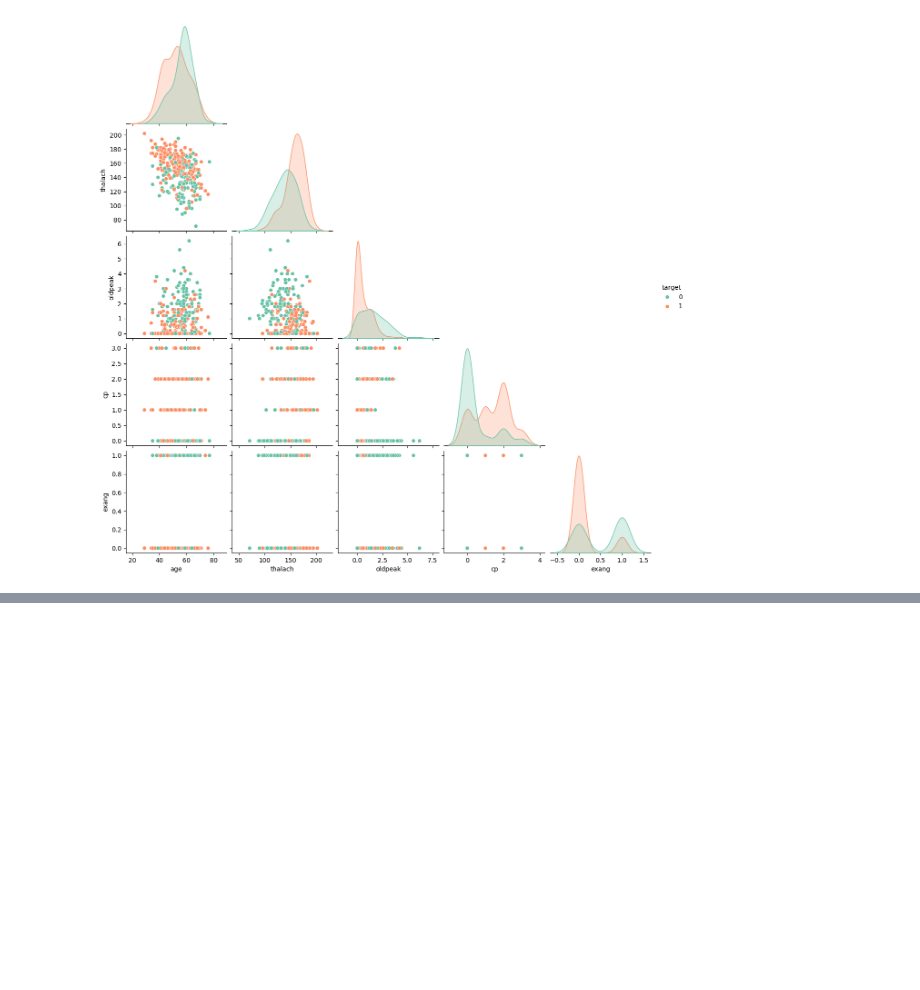
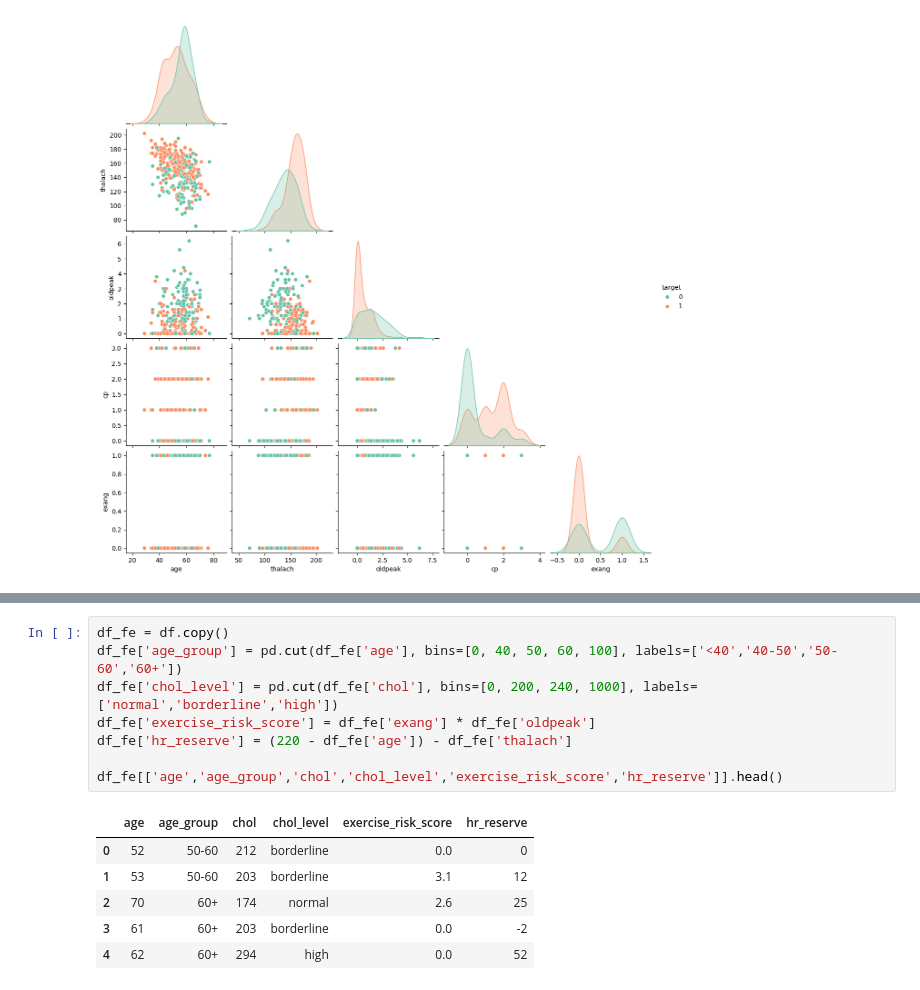
Before and after one commit to VishRoy/kaggle-notebook, a Jupyter notebook: Logistic_Regression.ipynb, the cells around one changed output, grey strips where cells are left out. Saved outputs shown, nothing was run; the diff lists cells and outputs as text; blank space fills up the shorter version.

```diff
--- a/Logistic_Regression.ipynb
+++ b/Logistic_Regression.ipynb
@@ -635,0 +669,15 @@ plt.show()
+# %%
+df_fe = df.copy()
+df_fe['age_group'] = pd.cut(df_fe['age'], bins=[0, 40, 50, 60, 100], labels=['<40','40-50','50-60','60+'])
+df_fe['chol_level'] = pd.cut(df_fe['chol'], bins=[0, 200, 240, 1000], labels=['normal','borderline','high'])
+df_fe['exercise_risk_score'] = df_fe['exang'] * df_fe['oldpeak']
+df_fe['hr_reserve'] = (220 - df_fe['age']) - df_fe['thalach']
+
+df_fe[['age','age_group','chol','chol_level','exercise_risk_score','hr_reserve']].head()
+# %% [output]
+|  | age | age_group | chol | chol_level | exercise_risk_score | hr_reserve |
+| 0 | 52 | 50-60 | 212 | borderline | 0.0 | 0 |
+| 1 | 53 | 50-60 | 203 | borderline | 3.1 | 12 |
+| 2 | 70 | 60+ | 174 | normal | 2.6 | 25 |
+| 3 | 61 | 60+ | 203 | borderline | 0.0 | -2 |
+| 4 | 62 | 60+ | 294 | high | 0.0 | 52 |
```
Also changed, not shown: parts of 15 cells of this notebook.
